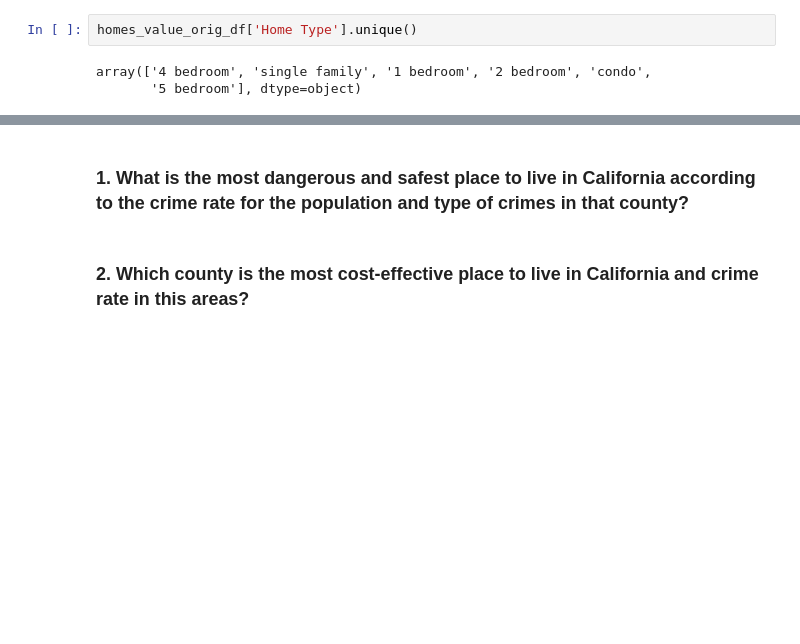
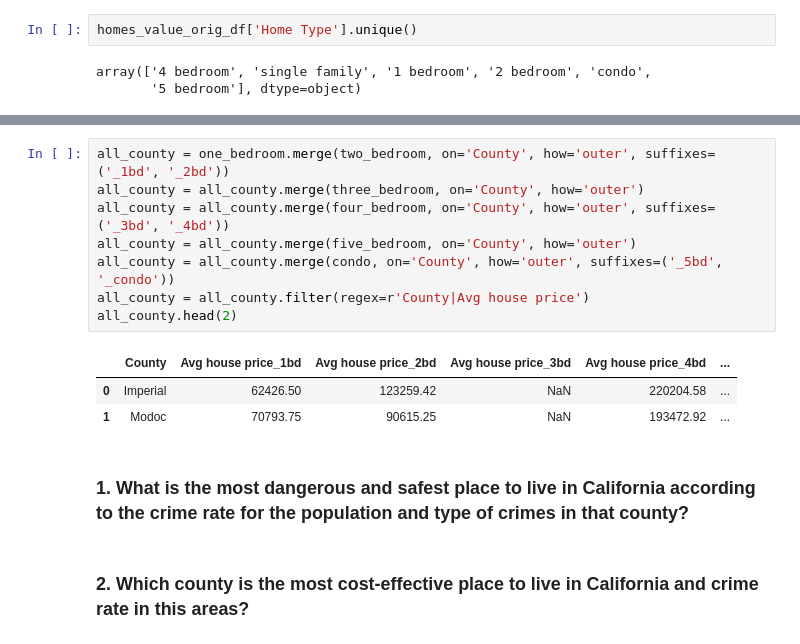
Before and after one commit to 52Godfrey/BestCityToLiveCA, a Jupyter notebook: Analisys.ipynb, the cells around one changed output, grey strips where cells are left out. Drawn from its saved outputs; the diff is of its cells as text; blank space fills up the shorter version.

```diff
--- a/Analisys.ipynb
+++ b/Analisys.ipynb
@@ -70,3 +67,15 @@ dtype: object
+# %%
+all_county = one_bedroom.merge(two_bedroom, on='County', how='outer', suffixes=('_1bd', '_2bd'))
+all_county = all_county.merge(three_bedroom, on='County', how='outer')
+all_county = all_county.merge(four_bedroom, on='County', how='outer', suffixes=('_3bd', '_4bd'))
+all_county = all_county.merge(five_bedroom, on='County', how='outer')
+all_county = all_county.merge(condo, on='County', how='outer', suffixes=('_5bd', '_condo'))
+all_county = all_county.filter(regex=r'County|Avg house price')
+all_county.head(2)
+# %% [output]
+|  | County | Avg house price_1bd | Avg house price_2bd | Avg house price_3bd | Avg house price_4bd | ... |
+| 0 | Imperial | 62426.50 | 123259.42 | NaN | 220204.58 | ... |
+| 1 | Modoc | 70793.75 | 90615.25 | NaN | 193472.92 | ... |
 # %% [markdown]
 ### 1. What is the most dangerous and safest place to live in California according to the crime rate for the population and type of crimes in that county?
 # %% [markdown]
```
Also changed, not shown: parts of 26 cells of this notebook, 4 other files.
